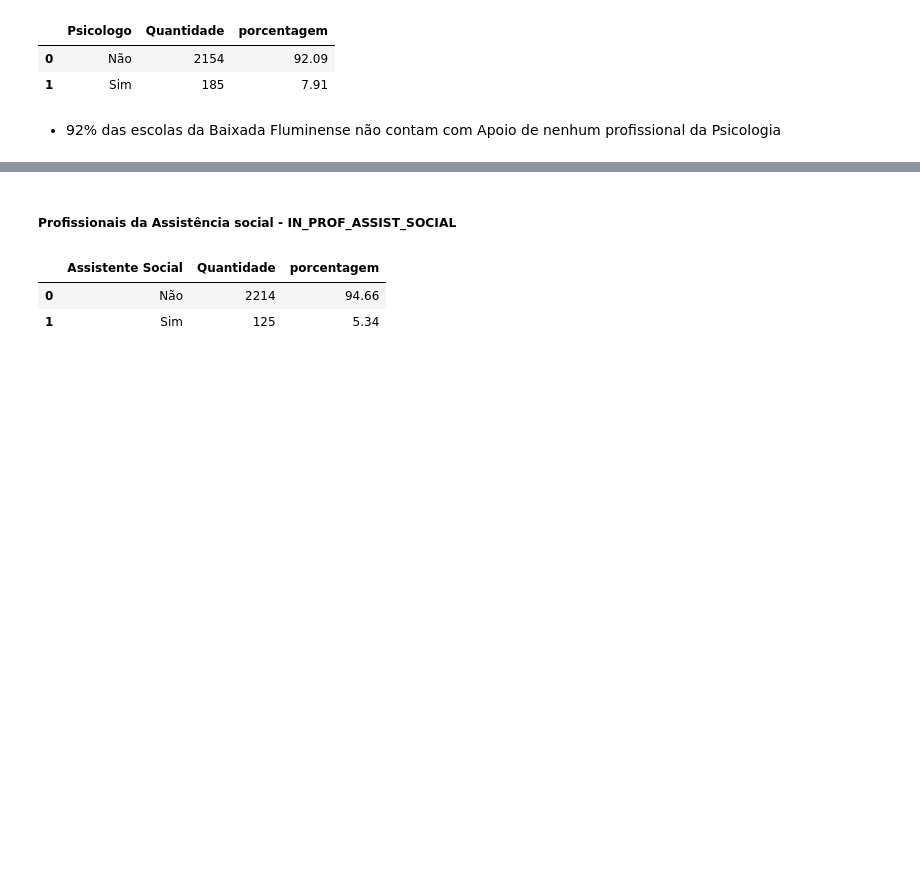
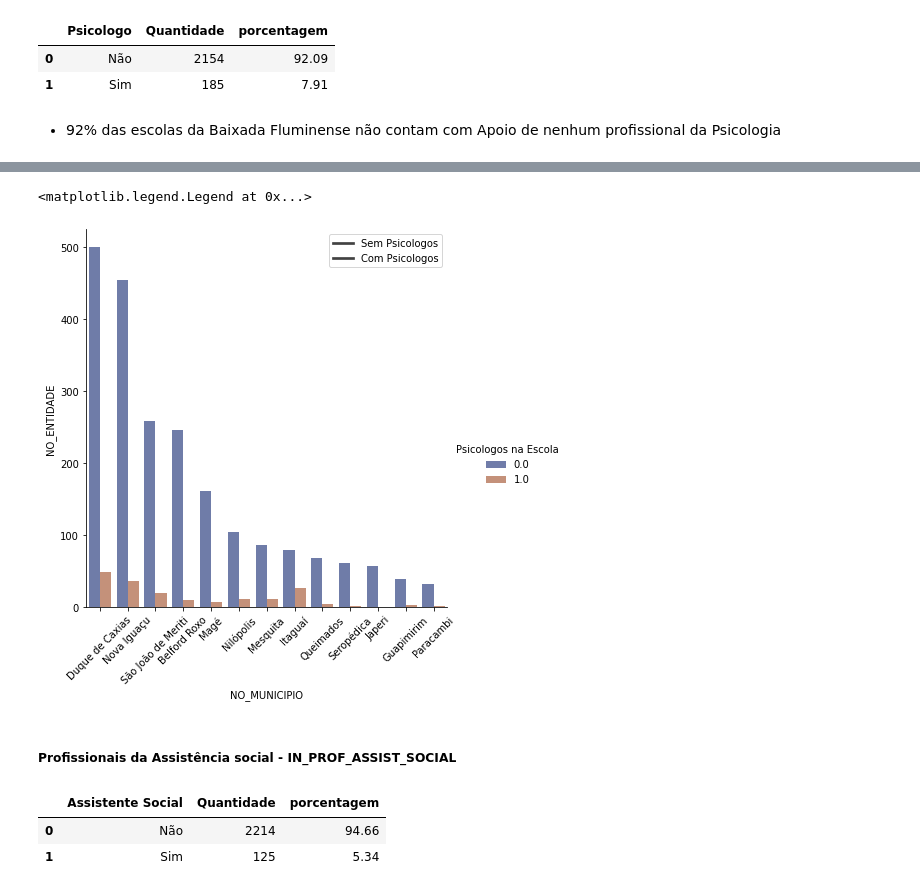
Before and after one commit to CyberBantu/Analise_CensoEscolar_RJ, a Jupyter notebook: Analise_dados_CensoEscolar_RJ.ipynb, the cells around one changed output, grey strips where cells are left out. Drawn from its saved outputs; the diff is of its cells as text; code cells hidden in the pictures; blank space fills up the shorter version.

```diff
--- a/Analise_dados_CensoEscolar_RJ.ipynb
+++ b/Analise_dados_CensoEscolar_RJ.ipynb
@@ -399,3 +401,16 @@ escola_psi
+# %%
+#Grafico psicologo
+g = sns.catplot(
+    data=escola_psi, kind="bar",
+    x="NO_MUNICIPIO", y="NO_ENTIDADE", hue="IN_PROF_PSICOLOGO", palette="dark", alpha=.6, height=6
+)
+
+plt.xticks(rotation = 45)
+g.legend.set_title("Psicologos na Escola")
+plt.legend(labels=['Sem Psicologos', 'Com Psicologos'])
+# %% [output]
+<matplotlib.legend.Legend at 0x...>
+[figure, added]
 # %% [markdown]
 ##### Profissionais da Assistência social - IN_PROF_ASSIST_SOCIAL
 # %%
```
Also changed, not shown: parts of 14 cells of this notebook.
